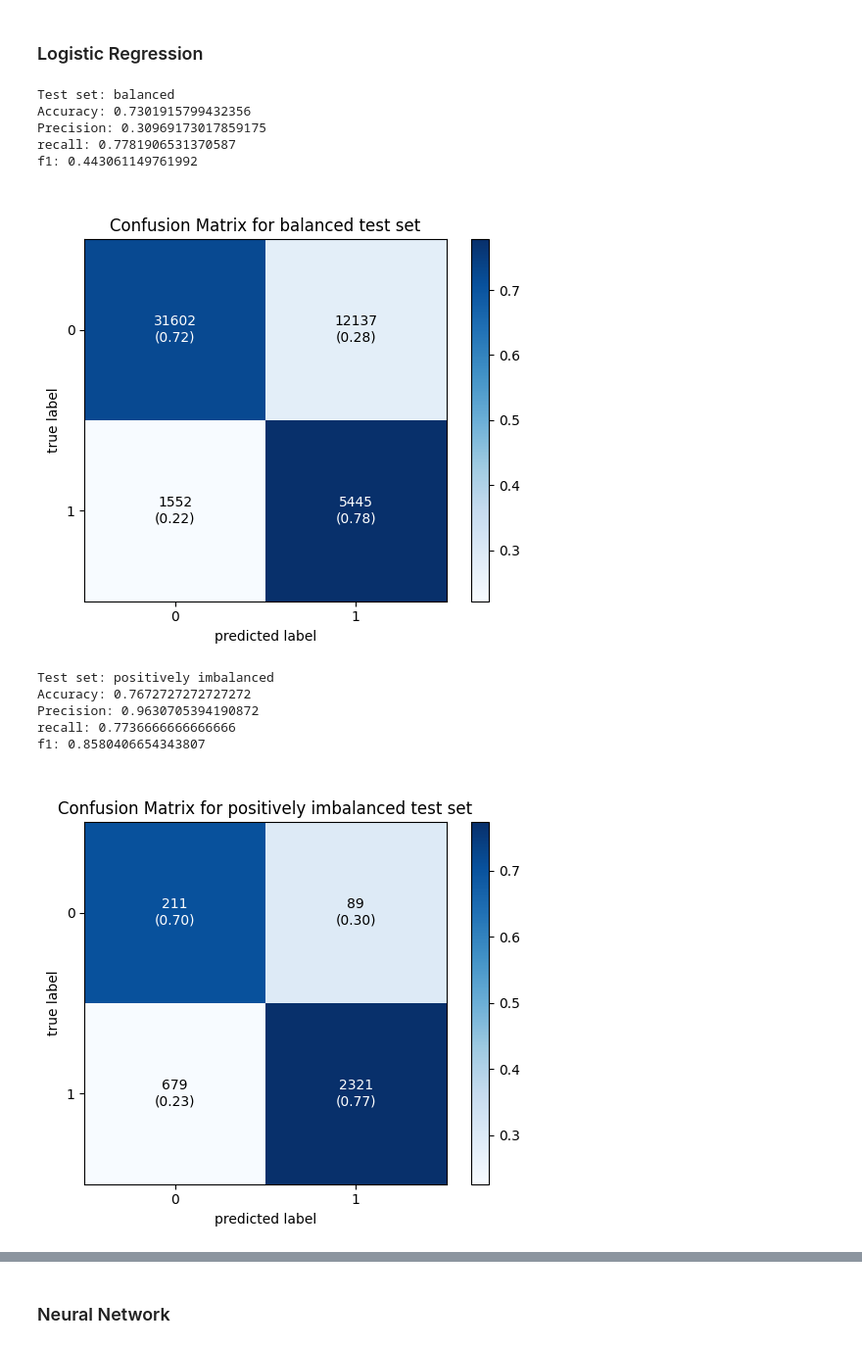
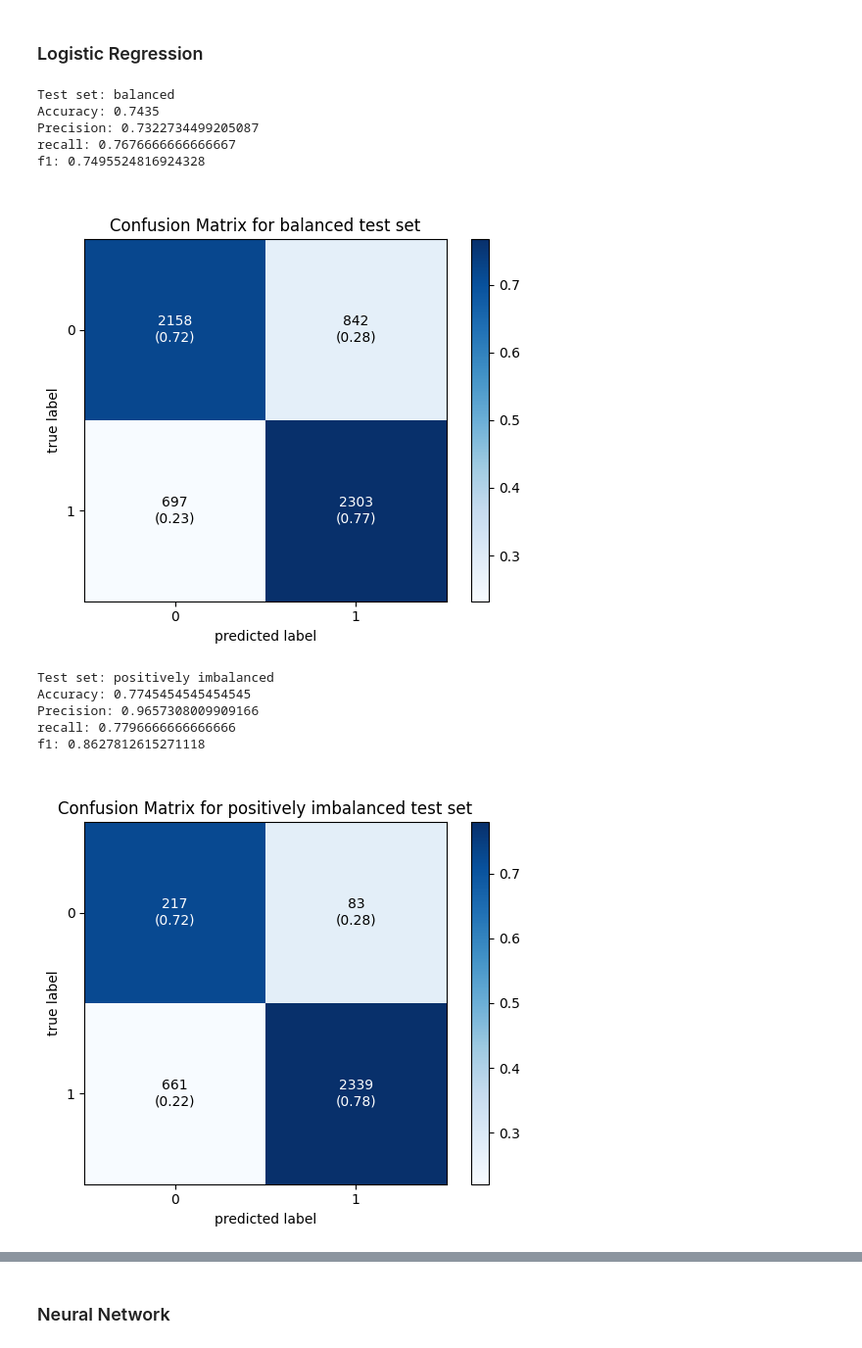
Before and after one commit to kellerflint/intro-ai-final-project, a Jupyter notebook: TrainingDataBalanceInvestigation.ipynb, the cells around one changed output, grey strips where cells are left out. Shown at 98% size. Cells and saved outputs as stored; diff of their text form; code cells hidden in the pictures.

```diff
--- a/TrainingDataBalanceInvestigation.ipynb
+++ b/TrainingDataBalanceInvestigation.ipynb
@@ -45,6 +45,14 @@ def report_info(y_test, y_pred, test_set_name):
     fig, ax = plot_confusion_matrix(conf_mat=cm1,show_absolute=True,show_normed=True, colorbar=True)
     ax.set_title('\nConfusion Matrix for ' + test_set_name + ' test set')
     plt.show()
+
+def get_type_errors(y_test, y_pred):
+    cm = confusion_matrix(y_test, y_pred)
+
+    fp = cm[0, 1]
+    fn = cm[1, 0]
+
+    return [fp, fn]
 # %% [markdown]
 # Part 1: Demonstrating the Problem
 I'll illustrate this for our logistic regression model but it holds true for every approach we used since the problem is with the train and test distribution.
@@ -103,12 +124,15 @@ X_test_scaled = scaler.transform(X_test)
 # If the model is learning from the features rather than the distribution, we should expect more consistent performance across the test sets.
 undersample_imbalance_positive = RandomUnderSampler(sampling_strategy={0: 300, 1: 3000})
 undersample_imbalance_negative = RandomUnderSampler(sampling_strategy={0: 3000, 1: 300})
+balanced = RandomUnderSampler(sampling_strategy={0: 3000, 1: 3000})
 
 X_test_positive_imbalance, y_test_positive_imbalance = undersample_imbalance_positive.fit_resample(X_test_scaled, y_test)
 X_test_negative_imbalance, y_test_negative_imbalance = undersample_imbalance_negative.fit_resample(X_test_scaled, y_test)
+X_test_balanced, y_test_balanced = balanced.fit_resample(X_test_scaled, y_test)
 
 print(y_test_positive_imbalance.value_counts())
 print(y_test_negative_imbalance.value_counts())
+print(y_test_balanced.value_counts())
 # %% [output]
 Diabetes_binary
 0.0    28349
@@ -127,36 +155,38 @@ Name: count, dtype: int64
 # %% [markdown]
 ### Logistic Regression
 # %%
-from sklearn.model_selection import cross_val_score
-
 log_model = LogisticRegression(random_state=42)
 log_model.fit(X_train_scaled, y_train_under)
 
-y_pred = log_model.predict(X_test_scaled)
-report_info(y_test, y_pred, 'balanced')
+y_pred = log_model.predict(X_test_balanced)
+report_info(y_test_balanced, y_pred, 'balanced')
+logistic_balanced_accuracy = accuracy_score(y_test_balanced, y_pred)
+logistic_errors = get_type_errors(y_test_balanced, y_pred)
 
 y_pred_positive_imbalance = log_model.predict(X_test_positive_imbalance)
 report_info(y_test_positive_imbalance, y_pred_positive_imbalance, 'positively imbalanced')
+logistic_positive_imbalanced_accuracy = accuracy_score(y_test_positive_imbalance, y_pred_positive_imbalance)
 
 y_pred_negative_imbalance = log_model.predict(X_test_negative_imbalance)
 report_info(y_test_negative_imbalance, y_pred_negative_imbalance, 'negatively imbalanced')
+logistic_negative_imbalanced_accuracy = accuracy_score(y_test_negative_imbalance, y_pred_negative_imbalance)
 
 # k-fold cross-validation
 kfold = KFold(n_splits=10, random_state=42, shuffle=True)
 cv_scores = cross_val_score(log_model, X_train_scaled, y_train_under, cv=kfold)
 logistic_accuracy = cv_scores.mean()
 print('Logistic Regression Accuracy:', logistic_accuracy)
 # %% [output]
 Test set: balanced
-Accuracy: 0.7301915799432356
-Precision: 0.30969173017859175
-recall: 0.7781906531370587
-f1: 0.443061149761992
+Accuracy: 0.7435
+Precision: 0.7322734499205087
+recall: 0.7676666666666667
+f1: 0.7495524816924328
-[figure, old version]
+[figure, new version]
 Test set: positively imbalanced
-Accuracy: 0.7672727272727272
-Precision: 0.9630705394190872
-recall: 0.7736666666666666
-f1: 0.8580406654343807
+Accuracy: 0.7745454545454545
+Precision: 0.9657308009909166
+recall: 0.7796666666666666
+f1: 0.8627812615271118
-[figure, old version]
+[figure, new version]
 Test set: negatively imbalanced
```
Also changed, not shown: parts of 11 cells of this notebook.
